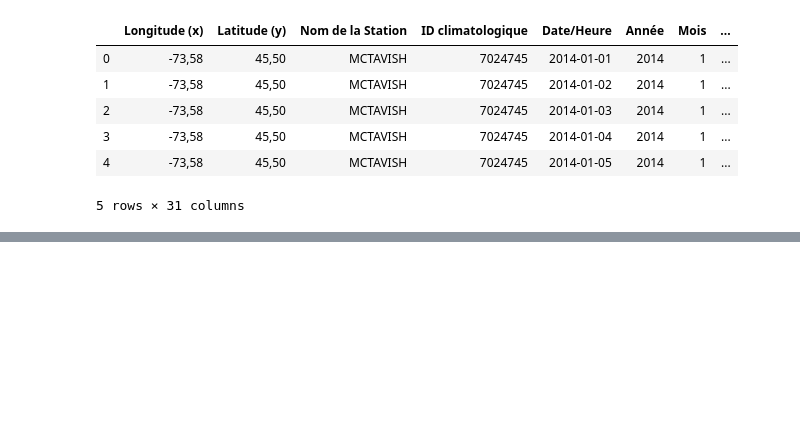
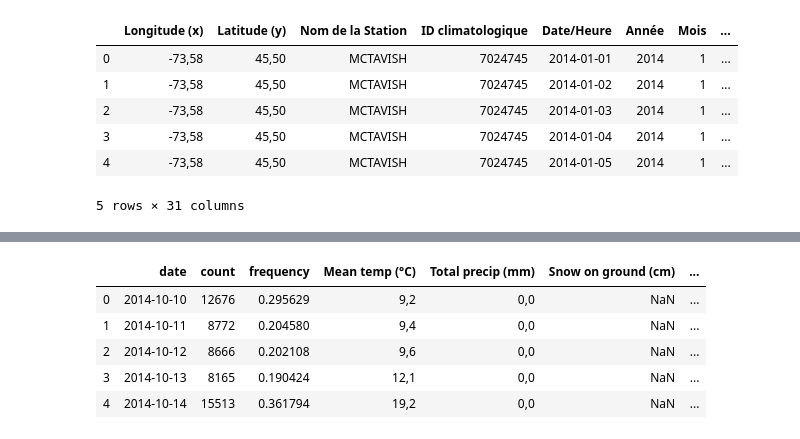
Before and after one commit to daviskia/ada-project-deep-penguin, a Jupyter notebook: Weather.ipynb, the cells around one changed output, grey strips where cells are left out. Saved outputs shown, nothing was run; the diff lists cells and outputs as text; code cells hidden in the pictures; blank space fills up the shorter version.

```diff
--- a/Weather.ipynb
+++ b/Weather.ipynb
@@ -62,0 +129,14 @@ df_wheather.head()
+# %%
+Weather_Freq = pd.merge(Daily_BikeTravel, df_weather, how='inner', on=None, left_on='date', right_on='Date',
+         left_index=False, right_index=False, sort=True,
+         suffixes=('_x', '_y'), copy=True, indicator=False,
+         validate=None)
+Weather_Freq.drop(['Date'],axis='columns', inplace=True)
+Weather_Freq.head()
+# %% [output]
+|  | date | count | frequency | Mean temp (°C) | Total precip (mm) | Snow on ground (cm) | ... |
+| 0 | 2014-10-10 | 12676 | 0.295629 | 9,2 | 0,0 | NaN | ... |
+| 1 | 2014-10-11 | 8772 | 0.204580 | 9,4 | 0,0 | NaN | ... |
+| 2 | 2014-10-12 | 8666 | 0.202108 | 9,6 | 0,0 | NaN | ... |
+| 3 | 2014-10-13 | 8165 | 0.190424 | 12,1 | 0,0 | NaN | ... |
+| 4 | 2014-10-14 | 15513 | 0.361794 | 19,2 | 0,0 | NaN | ... |
```
Also changed, not shown: parts of 18 cells of this notebook, 6 other files.
